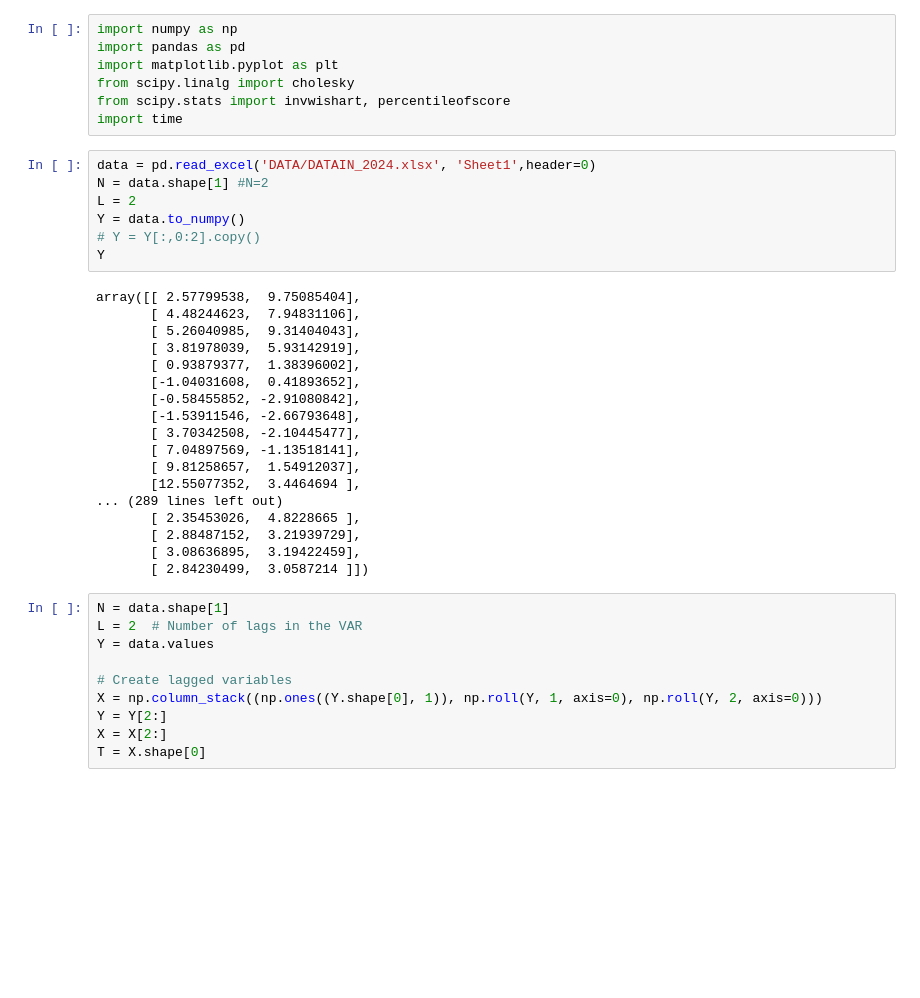
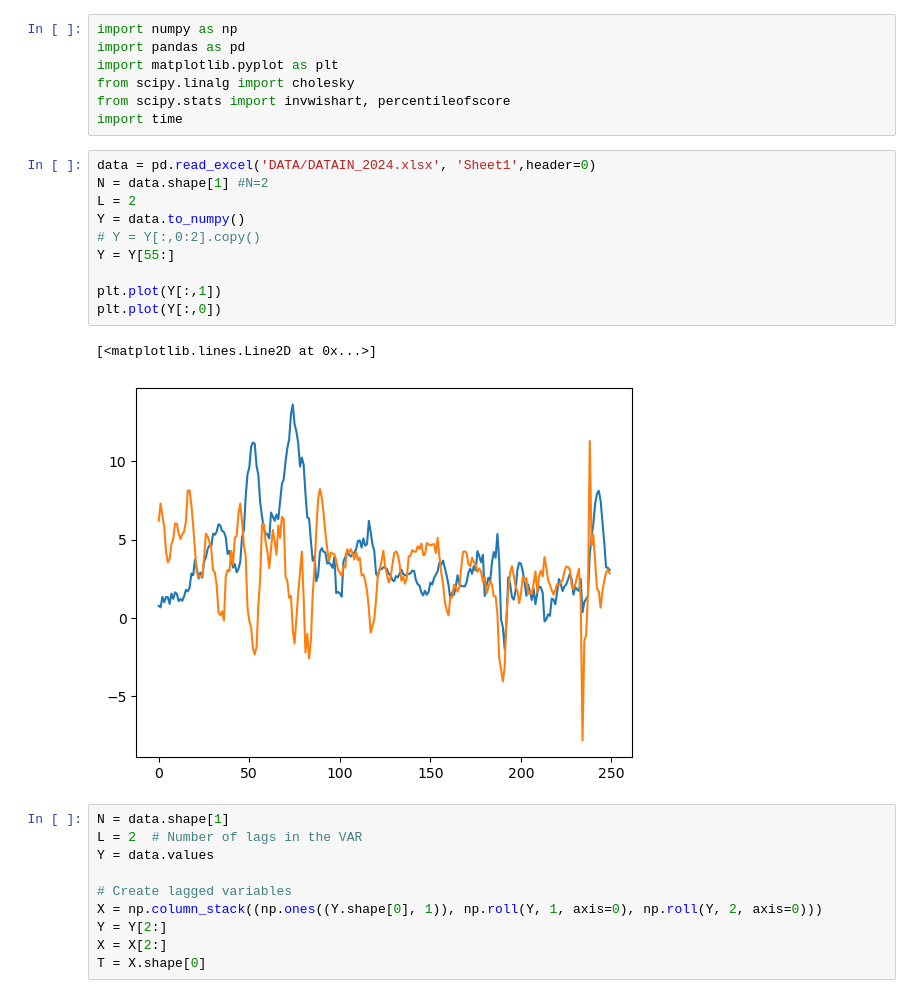
Before and after one commit to jhersoncueva/Gibbs-Sampling-VAR, a Jupyter notebook: ex_1_2024.ipynb, the cells around one changed output. Cells and saved outputs as stored; diff of their text form; blank space fills up the shorter version.

```diff
--- a/ex_1_2024.ipynb
+++ b/ex_1_2024.ipynb
@@ -8,28 +8,16 @@ import time
 # %%
 data = pd.read_excel('DATA/DATAIN_2024.xlsx', 'Sheet1',header=0)
 N = data.shape[1] #N=2
 L = 2
 Y = data.to_numpy()
 # Y = Y[:,0:2].copy()
-Y
+Y = Y[55:]
+
+plt.plot(Y[:,1])
+plt.plot(Y[:,0])
 # %% [output]
-array([[ 2.57799538,  9.75085404],
-       [ 4.48244623,  7.94831106],
-       [ 5.26040985,  9.31404043],
-       [ 3.81978039,  5.93142919],
-       [ 0.93879377,  1.38396002],
-       [-1.04031608,  0.41893652],
-       [-0.58455852, -2.91080842],
-       [-1.53911546, -2.66793648],
-       [ 3.70342508, -2.10445477],
-       [ 7.04897569, -1.13518141],
-       [ 9.81258657,  1.54912037],
-       [12.55077352,  3.4464694 ],
-... (289 lines left out)
-       [ 2.35453026,  4.8228665 ],
-       [ 2.88487152,  3.21939729],
-       [ 3.08636895,  3.19422459],
-       [ 2.84230499,  3.0587214 ]])
+[<matplotlib.lines.Line2D at 0x...>]
+[figure, added]
 # %%
 N = data.shape[1]
 L = 2  # Number of lags in the VAR
```
Also changed, not shown: parts of 4 cells of this notebook.
